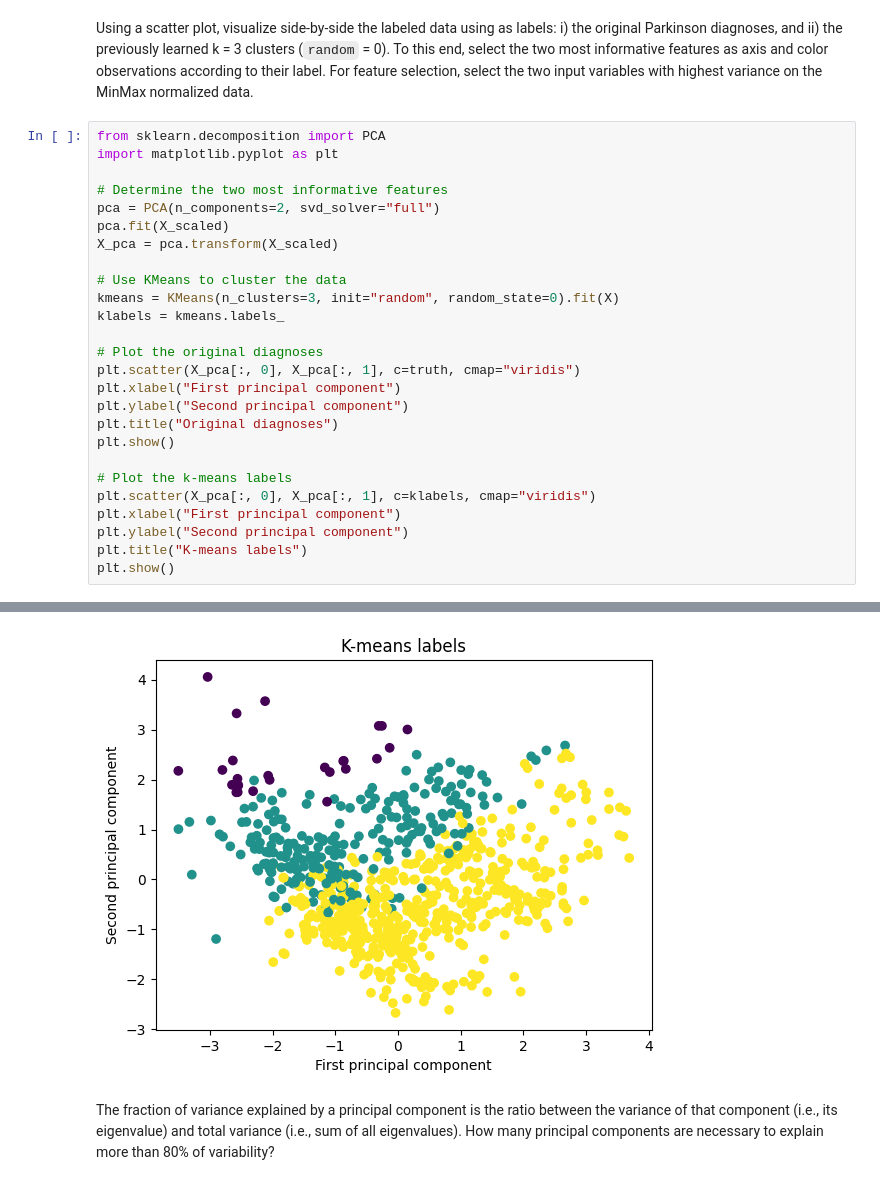
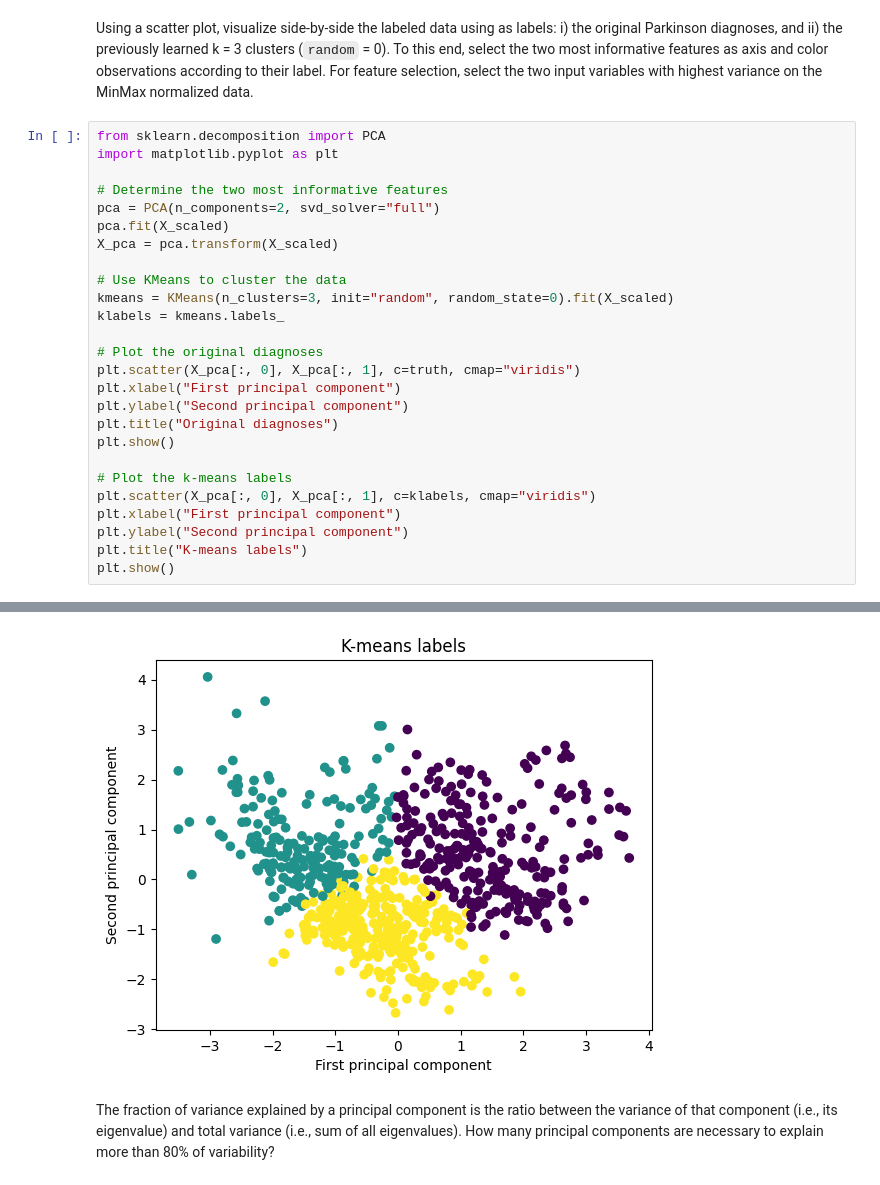
Before and after one commit to jjasferreira/data-exploration-py, a Jupyter notebook: hw04/hw04.ipynb, the cells around one changed output, grey strips where cells are left out. Drawn from its saved outputs; the diff is of its cells as text.

```diff
--- a/hw04/hw04.ipynb
+++ b/hw04/hw04.ipynb
@@ -44,32 +44,32 @@ Using a scatter plot, visualize side-by-side the labeled data using as labels: i
 # %%
 from sklearn.decomposition import PCA
 import matplotlib.pyplot as plt
 
 # Determine the two most informative features
 pca = PCA(n_components=2, svd_solver="full")
 pca.fit(X_scaled)
 X_pca = pca.transform(X_scaled)
 
 # Use KMeans to cluster the data
-kmeans = KMeans(n_clusters=3, init="random", random_state=0).fit(X)
+kmeans = KMeans(n_clusters=3, init="random", random_state=0).fit(X_scaled)
 klabels = kmeans.labels_
 
 # Plot the original diagnoses
 plt.scatter(X_pca[:, 0], X_pca[:, 1], c=truth, cmap="viridis")
 plt.xlabel("First principal component")
 plt.ylabel("Second principal component")
 plt.title("Original diagnoses")
 plt.show()
 
 # Plot the k-means labels
 plt.scatter(X_pca[:, 0], X_pca[:, 1], c=klabels, cmap="viridis")
 plt.xlabel("First principal component")
 plt.ylabel("Second principal component")
 plt.title("K-means labels")
 plt.show()
 # %% [output]
 [figure]
-[figure, old version]
+[figure, new version]
 # %% [markdown]
 The fraction of variance explained by a principal component is the ratio between the variance of that component (i.e., its eigenvalue) and total variance (i.e., sum of all eigenvalues). How many principal components are necessary to explain more than 80% of variability?
 # %%
```
Also changed, not shown: parts of 1 cell of this notebook.
